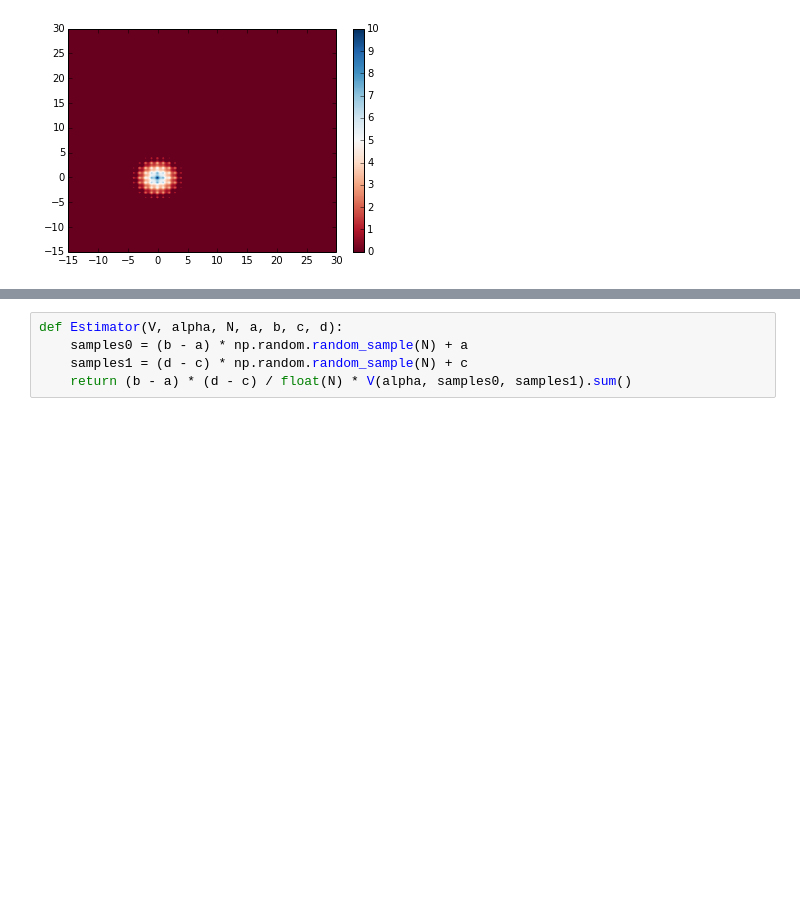
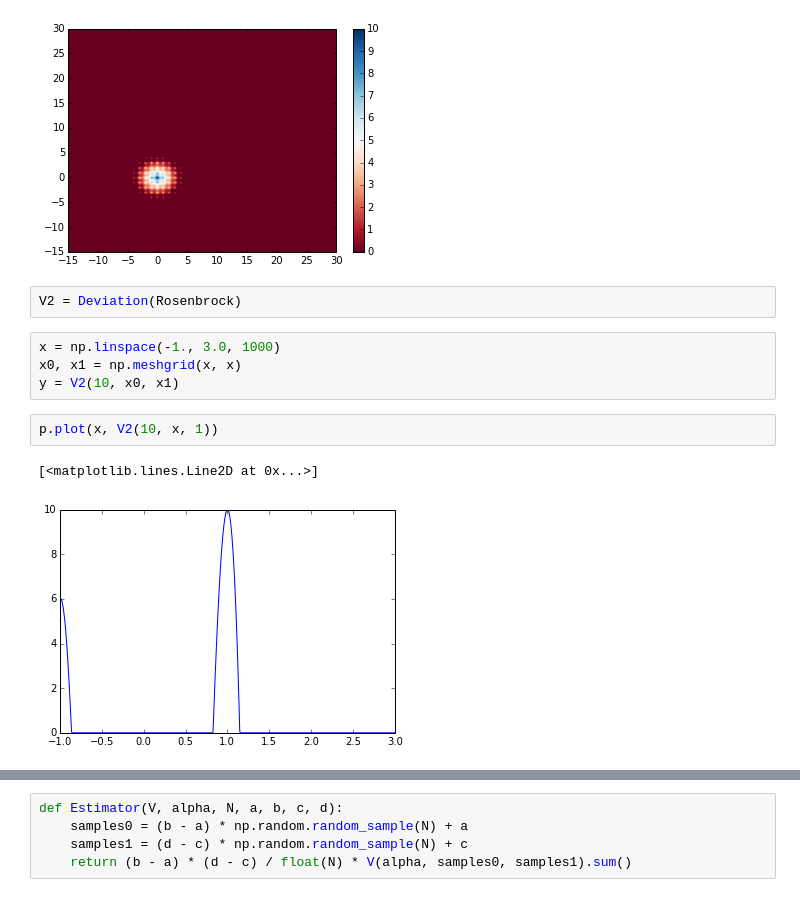
Before and after one commit to robertsdionne/notebooks, a Jupyter notebook: Global Optimization 2D.ipynb, the cells around one changed output, grey strips where cells are left out. Saved outputs shown, nothing was run; the diff lists cells and outputs as text; blank space fills up the shorter version.

```diff
--- a/Global Optimization 2D.ipynb
+++ b/Global Optimization 2D.ipynb
@@ -49,3 +71,14 @@ plot = legend.pcolormesh(x0, x1, y, cmap=matplotlib.cm.RdBu)
 cb = figure.colorbar(plot, ax=legend)
 # %% [output]
 [figure]
+# %%
+V2 = Deviation(Rosenbrock)
+# %%
+x = np.linspace(-1., 3.0, 1000)
+x0, x1 = np.meshgrid(x, x)
+y = V2(10, x0, x1)
+# %%
+p.plot(x, V2(10, x, 1))
+# %% [output]
+[<matplotlib.lines.Line2D at 0x...>]
+[figure, added]
```
Also changed, not shown: parts of 17 cells of this notebook.
